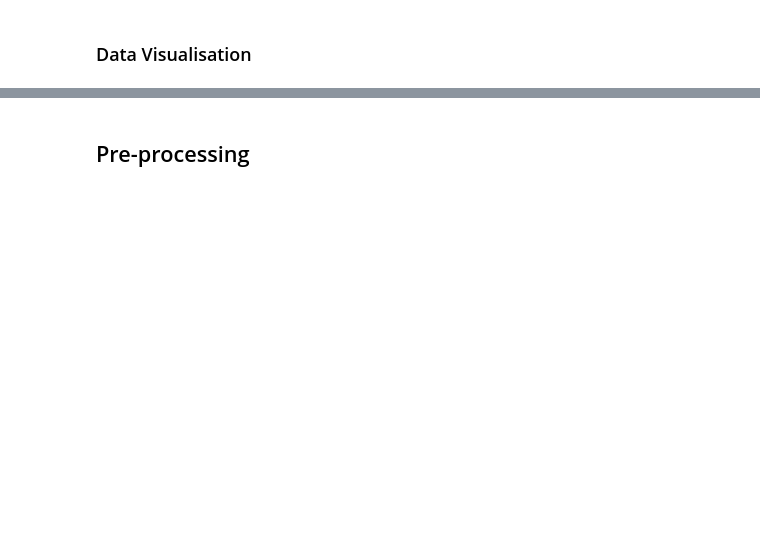
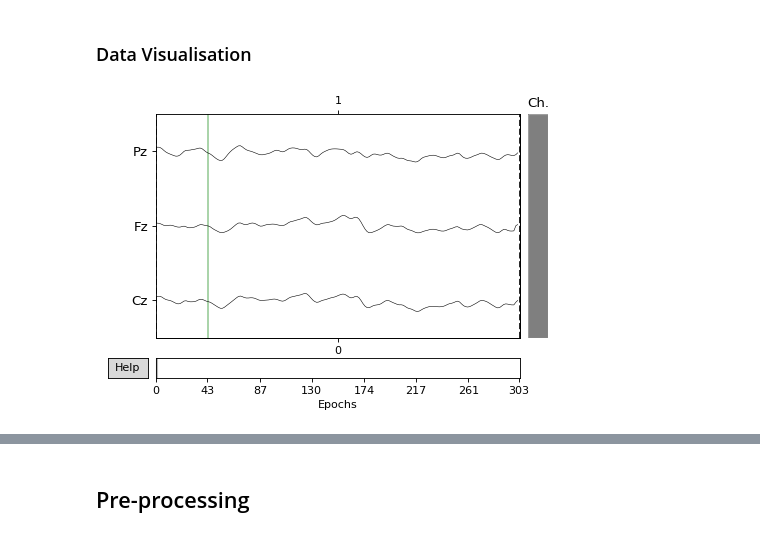
Before and after one commit to filyp/erpinator, a Jupyter notebook: notebooks/read-data-poc.ipynb, the cells around one changed output, grey strips where cells are left out. Saved outputs shown, nothing was run; the diff lists cells and outputs as text; code cells hidden in the pictures; blank space fills up the shorter version.

```diff
--- a/notebooks/read-data-poc.ipynb
+++ b/notebooks/read-data-poc.ipynb
@@ -18,11 +35,10 @@ epochs = load_gonogo_responses()
 # %% [markdown]
 ### Data Visualisation
 # %%
-epochs.plot(
-    n_epochs=1,
-    event_colors={0: "g", 1: "m"},
-)
+epochs.plot(n_epochs=1, event_colors={0: "g", 1: "m"})
 None  # prevents doubled output
+# %% [output]
+[figure, added]
 # %%
 correct_response_epochs = epochs["correct_response"]
 error_response_epochs = epochs["error_response"]
```
Also changed, not shown: parts of 11 cells of this notebook.
